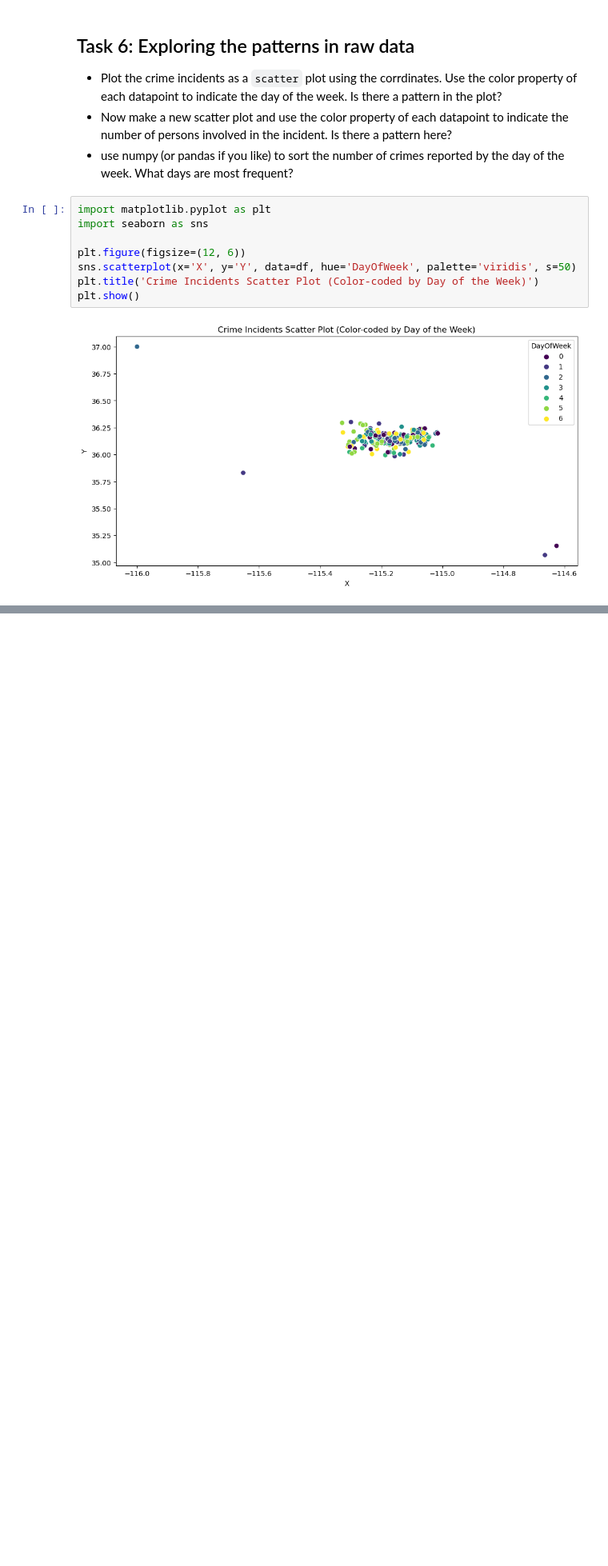
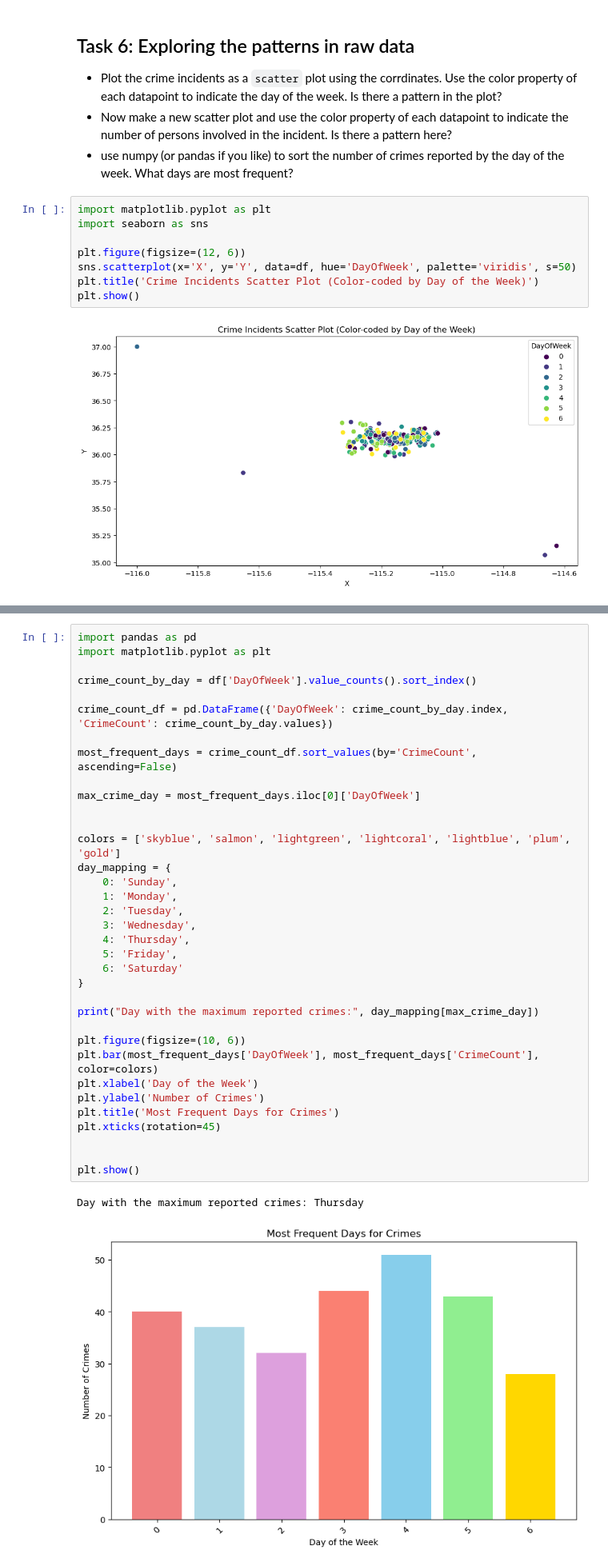
Before and after one commit to Mamatha-bk/PR, a Jupyter notebook: Assignements/HW2/Crime-Stats-Project.ipynb, the cells around one changed output, grey strips where cells are left out. Shown: that part at 80% size. Saved outputs shown, nothing was run; the diff lists cells and outputs as text; blank space fills up the shorter version.

```diff
--- a/Assignements/HW2/Crime-Stats-Project.ipynb
+++ b/Assignements/HW2/Crime-Stats-Project.ipynb
@@ -764,0 +741,38 @@ Day 6: 28 crimes
+# %%
+import pandas as pd
+import matplotlib.pyplot as plt
+
+crime_count_by_day = df['DayOfWeek'].value_counts().sort_index()
+
+crime_count_df = pd.DataFrame({'DayOfWeek': crime_count_by_day.index, 'CrimeCount': crime_count_by_day.values})
+
+most_frequent_days = crime_count_df.sort_values(by='CrimeCount', ascending=False)
+
+max_crime_day = most_frequent_days.iloc[0]['DayOfWeek']
+
+
+colors = ['skyblue', 'salmon', 'lightgreen', 'lightcoral', 'lightblue', 'plum', 'gold']
+day_mapping = {
+    0: 'Sunday',
+    1: 'Monday',
+    2: 'Tuesday',
+    3: 'Wednesday',
+    4: 'Thursday',
+    5: 'Friday',
+    6: 'Saturday'
+}
+
+print("Day with the maximum reported crimes:", day_mapping[max_crime_day])
+
+plt.figure(figsize=(10, 6))
+plt.bar(most_frequent_days['DayOfWeek'], most_frequent_days['CrimeCount'], color=colors)
+plt.xlabel('Day of the Week')
+plt.ylabel('Number of Crimes')
+plt.title('Most Frequent Days for Crimes')
+plt.xticks(rotation=45)
+
+
+plt.show()
+# %% [output]
+Day with the maximum reported crimes: Thursday
+[figure, added]
```
Also changed, not shown: parts of 9 cells of this notebook.
